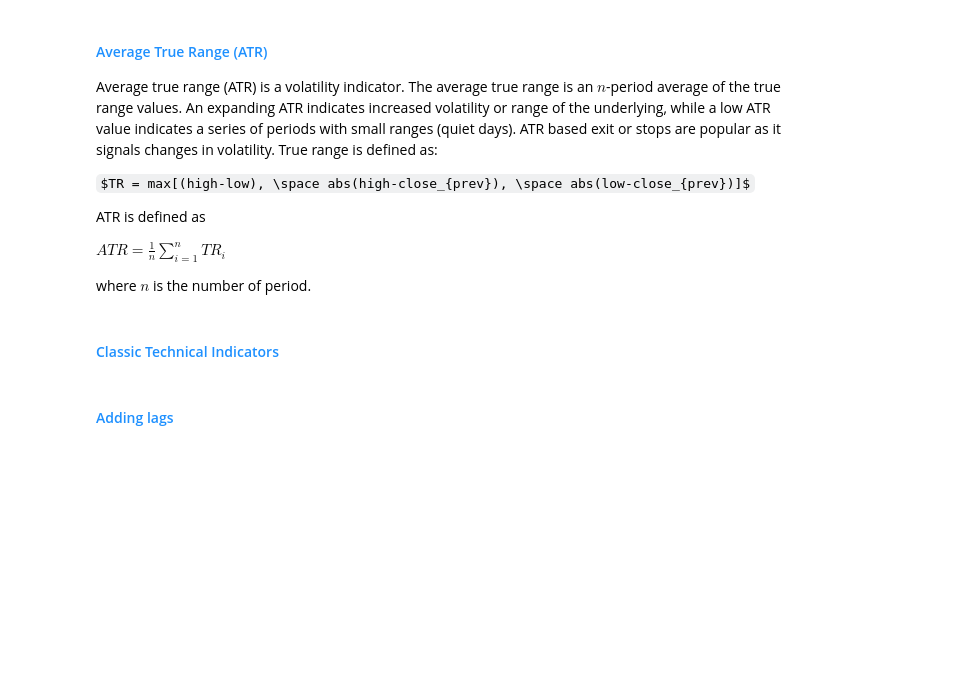
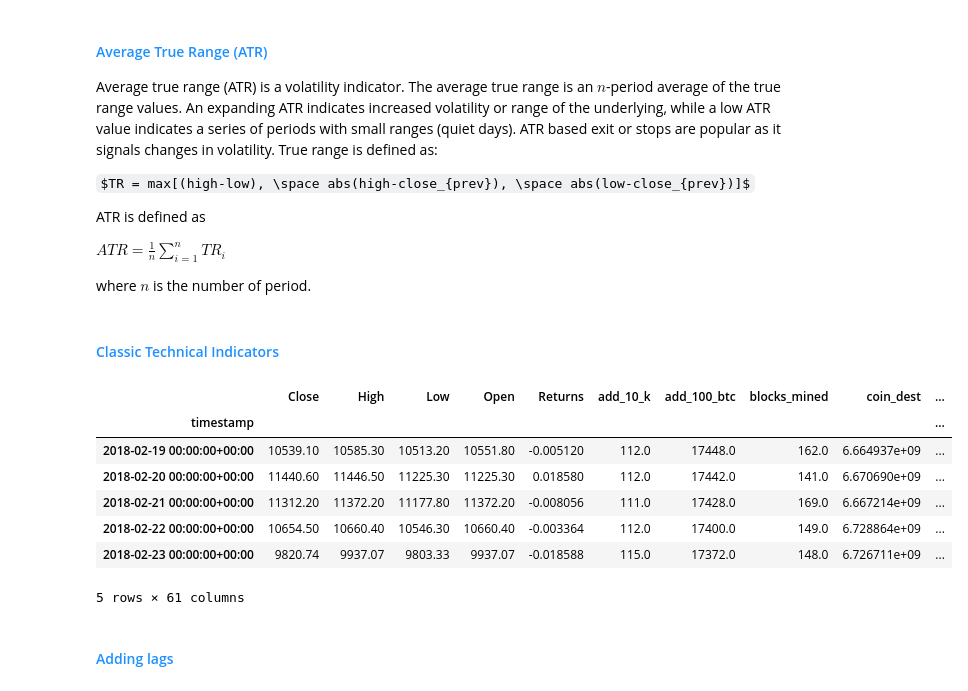
Before and after one commit to FranQuant/ML-and-DL-based-Investment-Strategies-for-BTC, a Jupyter notebook: Machine Learning & Deep Learning Algorithms.ipynb, the cells around one changed output. Saved outputs shown, nothing was run; the diff lists cells and outputs as text; code cells hidden in the pictures; some formulas as TeX source; blank space fills up the shorter version.

```diff
--- a/Machine Learning & Deep Learning Algorithms.ipynb
+++ b/Machine Learning & Deep Learning Algorithms.ipynb
@@ -530,6 +564,19 @@ N = len(MOM5D)
 Bitcoin = Bitcoin[::- 1].iloc[range(0,N)]
 Bitcoin = Bitcoin[::- 1]
 Bitcoin['MOM5D'] = MOM5D
+# %%
+Bitcoin['Returns'] = np.log(Bitcoin['Close'] / Bitcoin['Close'].shift(1))
+Bitcoin.dropna(inplace = True)
+Bitcoin.head(5)
+# %% [output]
+|  | Close | High | Low | Open | Returns | add_10_k | add_100_btc | blocks_mined | coin_dest | ... |
+| timestamp |  |  |  |  |  |  |  |  |  | ... |
+| 2018-02-19 00:00:00+00:00 | 10539.10 | 10585.30 | 10513.20 | 10551.80 | -0.005120 | 112.0 | 17448.0 | 162.0 | 6.664937e+09 | ... |
+| 2018-02-20 00:00:00+00:00 | 11440.60 | 11446.50 | 11225.30 | 11225.30 | 0.018580 | 112.0 | 17442.0 | 141.0 | 6.670690e+09 | ... |
+| 2018-02-21 00:00:00+00:00 | 11312.20 | 11372.20 | 11177.80 | 11372.20 | -0.008056 | 111.0 | 17428.0 | 169.0 | 6.667214e+09 | ... |
+| 2018-02-22 00:00:00+00:00 | 10654.50 | 10660.40 | 10546.30 | 10660.40 | -0.003364 | 112.0 | 17400.0 | 149.0 | 6.728864e+09 | ... |
+| 2018-02-23 00:00:00+00:00 | 9820.74 | 9937.07 | 9803.33 | 9937.07 | -0.018588 | 115.0 | 17372.0 | 148.0 | 6.726711e+09 | ... |
+5 rows × 61 columns
 # %% [markdown]
 ####  <font color= dodgerblue> Adding lags</font>
 # %%
```
Also changed, not shown: parts of 38 cells of this notebook, 3 other files.
